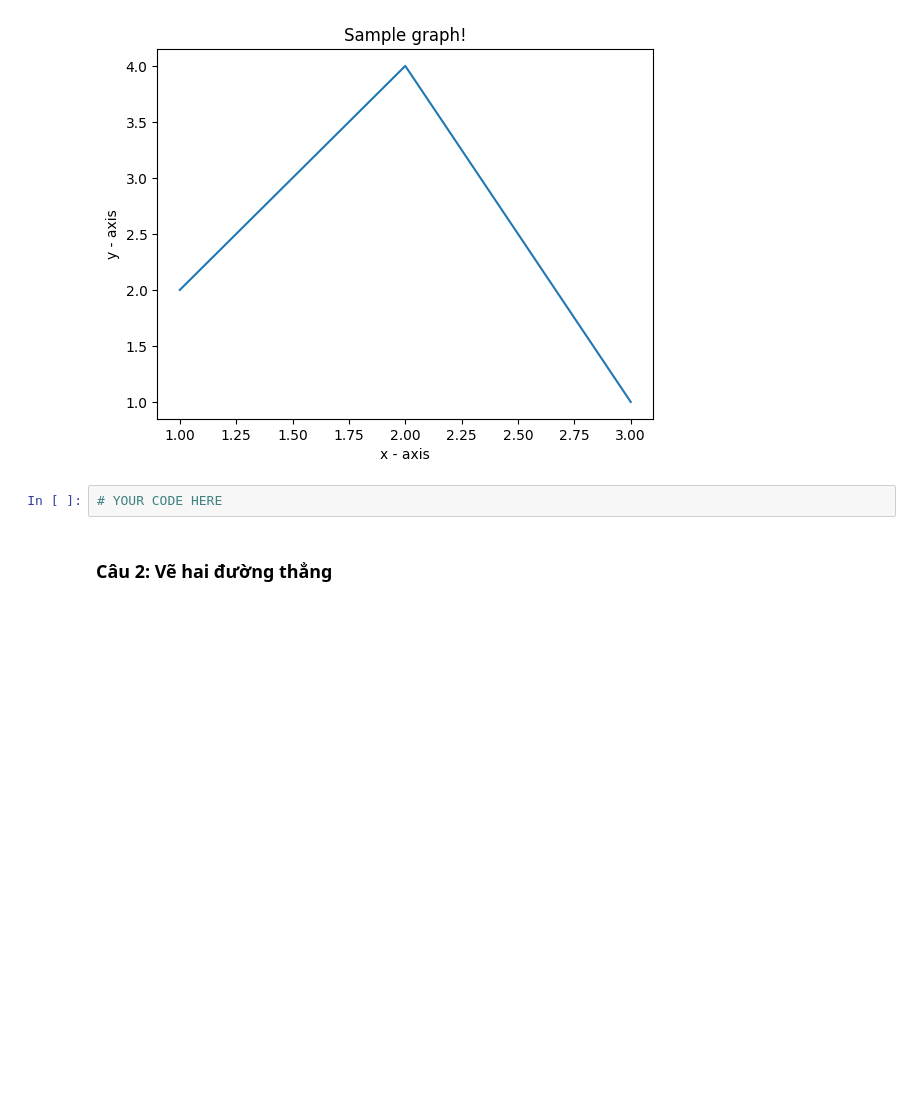
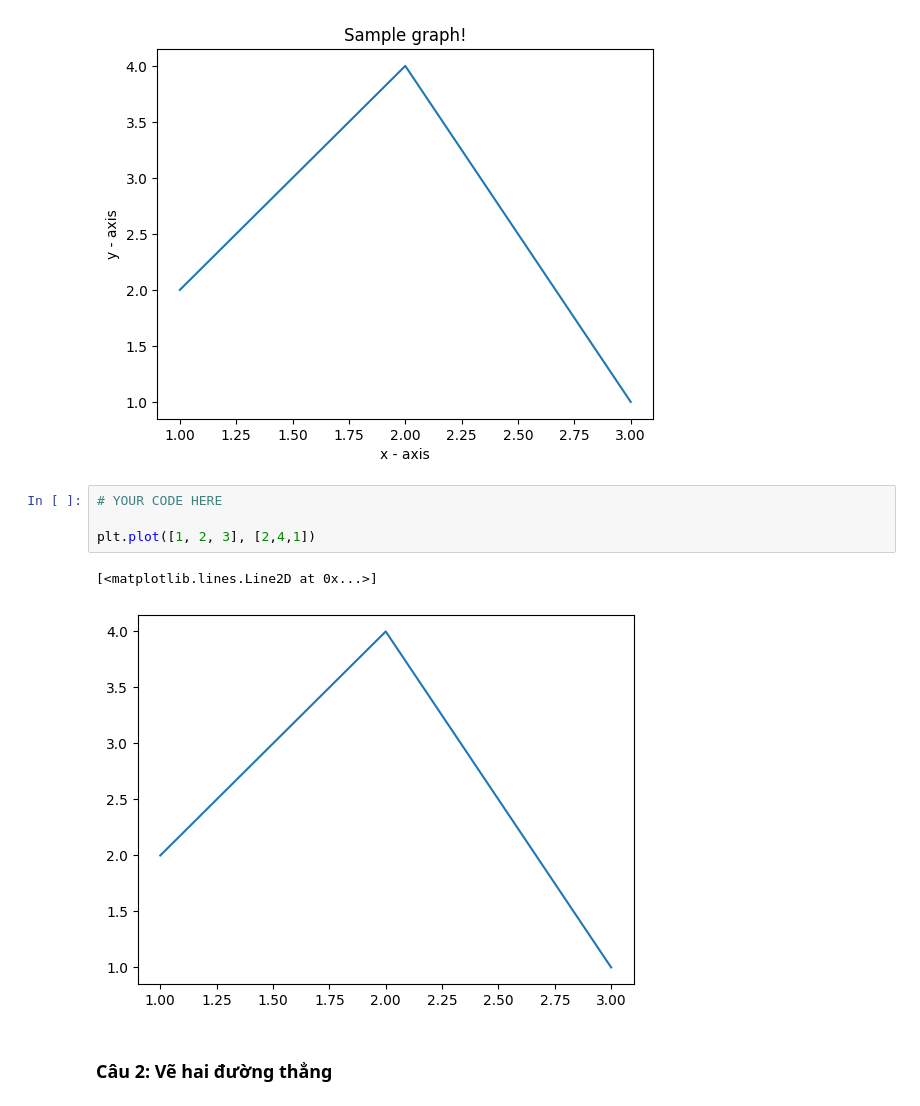
Before and after one commit to ur77ec17235/Computer-statistics_and_applications, a Jupyter notebook: week 2/tkud_lab02_ex (1).ipynb, the cells around one changed output. Cells and saved outputs as stored; diff of their text form; blank space fills up the shorter version.

```diff
--- a/week 2/tkud_lab02_ex (1).ipynb
+++ b/week 2/tkud_lab02_ex (1).ipynb
@@ -137,6 +159,11 @@ Viết mã để vẽ các đồ thị giống hình sau:
 [figure]
 # %%
 # YOUR CODE HERE
+
+plt.plot([1, 2, 3], [2,4,1])
+# %% [output]
+[<matplotlib.lines.Line2D at 0x...>]
+[figure, added]
 # %% [markdown]
 ### Câu 2: Vẽ hai đường thẳng
 # %%
```
Also changed, not shown: parts of 5 cells of this notebook.
